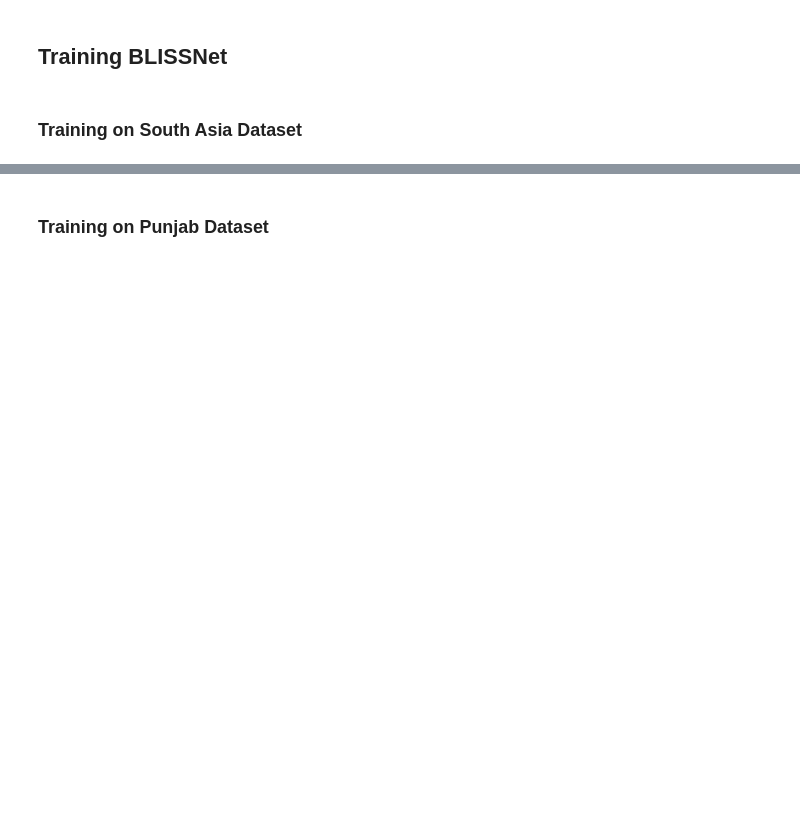
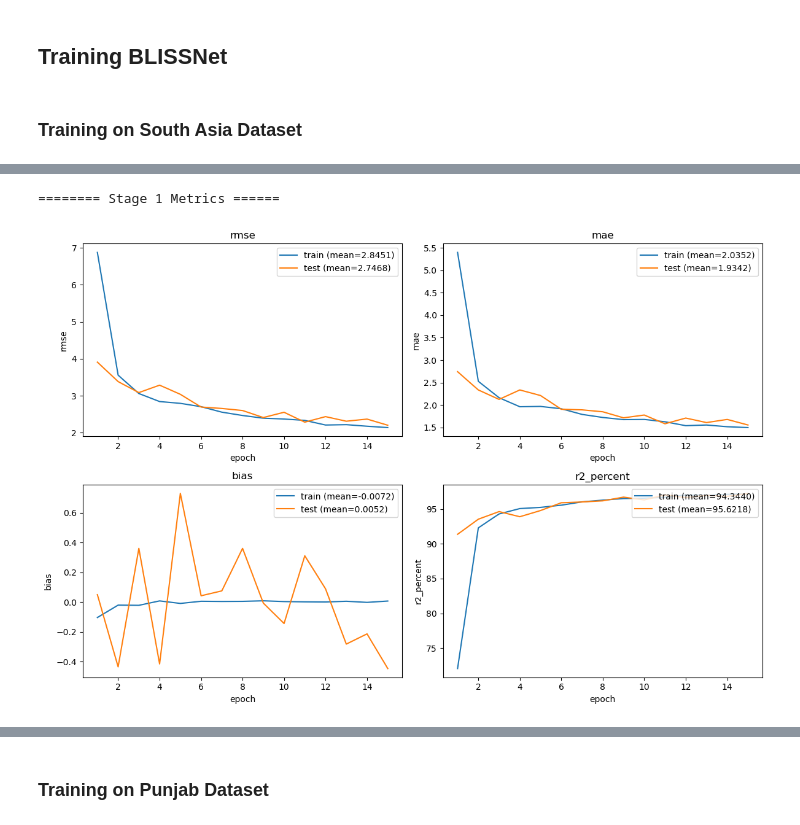
Before and after one commit to syeddaniyalg/blissnet-era5-inference, a Jupyter notebook: training.ipynb, the cells around one changed output, grey strips where cells are left out. Saved outputs shown, nothing was run; the diff lists cells and outputs as text; code cells hidden in the pictures; blank space fills up the shorter version.

```diff
--- a/training.ipynb
+++ b/training.ipynb
@@ -457,0 +569,36 @@ OutOfMemoryError: CUDA out of memory. Tried to allocate 1.33 GiB. GPU 0 has a to
+# %%
+def plot_metric_history(train_history, test_history):
+    keys = list(train_history[0].keys())
+    epochs = range(1, len(train_history) + 1)
+
+    n_keys = len(keys)
+    n_rows = (n_keys + 1) // 2
+
+    fig, axes = plt.subplots(n_rows, 2, figsize=(12, 4 * n_rows))
+    axes = axes.flatten()
+
+    for i, key in enumerate(keys):
+        train_vals = [d[key] for d in train_history]
+        test_vals = [d[key] for d in test_history]
+        train_mean = sum(train_vals) / len(train_vals)
+        test_mean = sum(test_vals) / len(test_vals)
+
+        ax = axes[i]
+        ax.plot(epochs, train_vals, label=f'train (mean={train_mean:.4f})')
+        ax.plot(epochs, test_vals, label=f'test (mean={test_mean:.4f})')
+        ax.set_xlabel('epoch')
+        ax.set_ylabel(key)
+        ax.set_title(key)
+        ax.legend(loc='upper right')
+
+    for j in range(n_keys, len(axes)):
+        fig.delaxes(axes[j])
+
+    plt.tight_layout()
+    plt.show()
+# %%
+print("======== Stage 1 Metrics ======")
+plot_metric_history(south_asia_blissnet.TRAIN_METRICS_S1, south_asia_blissnet.TEST_METRICS_S1)
+# %% [output]
+======== Stage 1 Metrics ======
+[figure, added]
```
Also changed, not shown: parts of 42 cells of this notebook, 5 other files.
